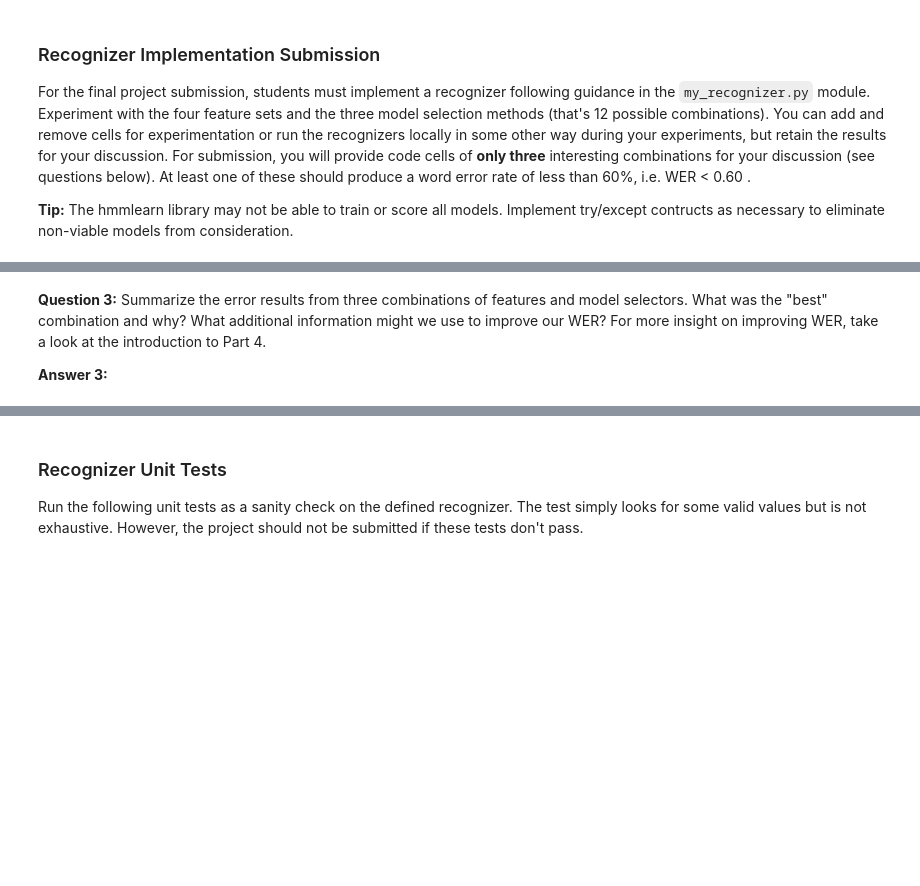
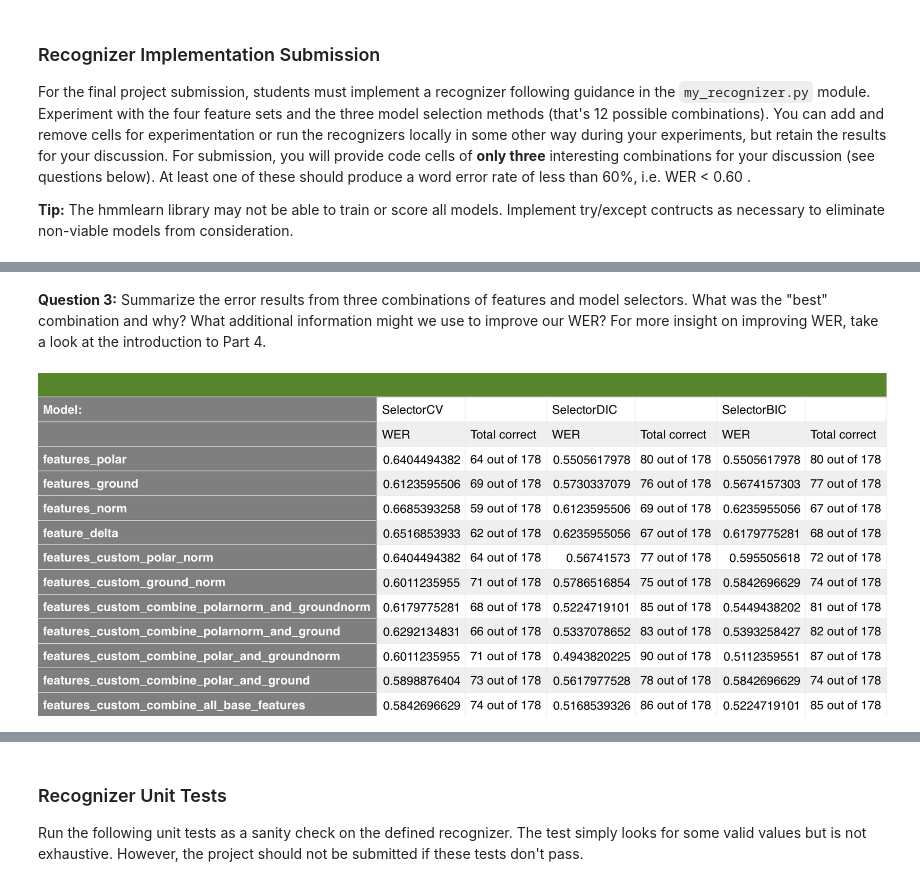
Before and after one commit to binojohnthomas/AIND-Recognizer, a Jupyter notebook: asl_recognizer.ipynb, the cells around one changed output, grey strips where cells are left out. Drawn from its saved outputs; the diff is of its cells as text; code cells hidden in the pictures; blank space fills up the shorter version.

```diff
--- a/asl_recognizer.ipynb
+++ b/asl_recognizer.ipynb
@@ -710,4 +803,8 @@ Video  Recognized                                                    Correct
 # %% [markdown]
 **Question 3:**  Summarize the error results from three combinations of features and model selectors.  What was the "best" combination and why?  What additional information might we use to improve our WER?  For more insight on improving WER, take a look at the introduction to Part 4.
-
-**Answer 3:**
+# %%
+from IPython.display import Image
+Result_img = Image(filename='ModelAccuracyResult.png')
+Result_img
+# %% [output]
+[figure, added]
```
Also changed, not shown: parts of 28 cells of this notebook, 3 other files.
